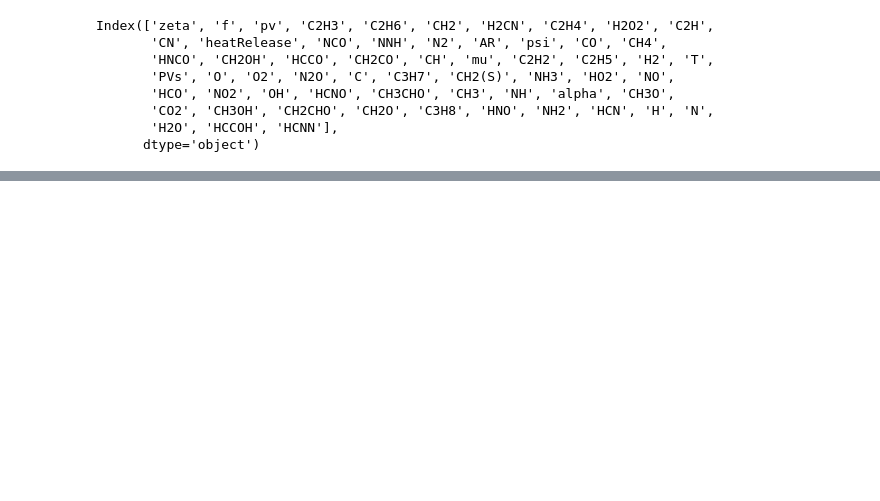
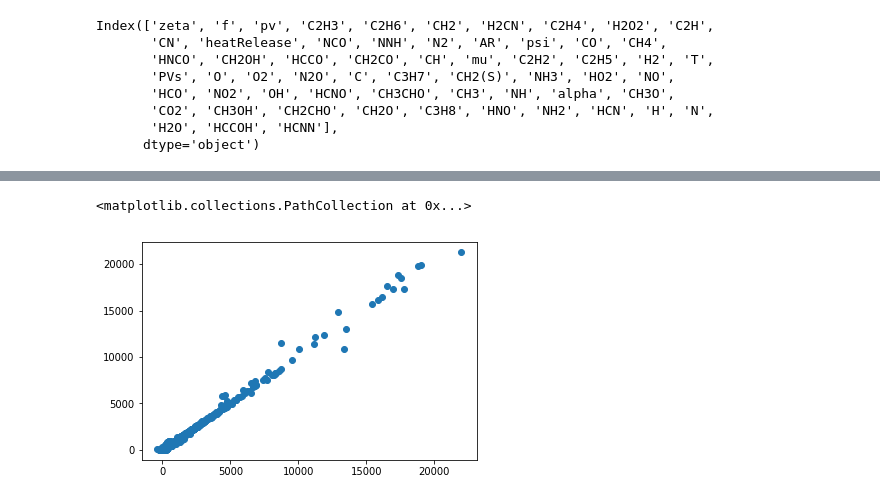
Before and after one commit to uqyge/combustionML, a Jupyter notebook: FPV_ANN/post.ipynb, the cells around one changed output, grey strips where cells are left out. Cells and saved outputs as stored; diff of their text form; code cells hidden in the pictures; blank space fills up the shorter version.

```diff
--- a/FPV_ANN/post.ipynb
+++ b/FPV_ANN/post.ipynb
@@ -51,9 +51,9 @@ df_pred=pd.read_hdf('sim_check.H5',key='pred')
 zeta_level=list(set(df_test['zeta']))
 zeta_level.sort()
 # %%
-df_t=df_test.loc[df_test['zeta']==zeta_level[1]].sample(frac=0.5)
-df_p=df_pred.loc[df_pred['zeta']==zeta_level[1]].sample(frac=0.5)
-sp='T'
+df_t=df_test.loc[df_test['zeta']==zeta_level[1]].sample(frac=1)
+df_p=df_pred.loc[df_pred['zeta']==zeta_level[1]].sample(frac=1)
+sp='PVs'
 error=df_p[sp]-df_t[sp]
 fig_db = {
     'data': [
@@ -103,0 +106,5 @@ Consider using IPython.display.IFrame instead
+# %%
+plt.scatter(df_pred[sp],df_test[sp])
+# %% [output]
+<matplotlib.collections.PathCollection at 0x...>
+[figure, added]
```
Also changed, not shown: parts of 4 cells of this notebook, 5 other files.
